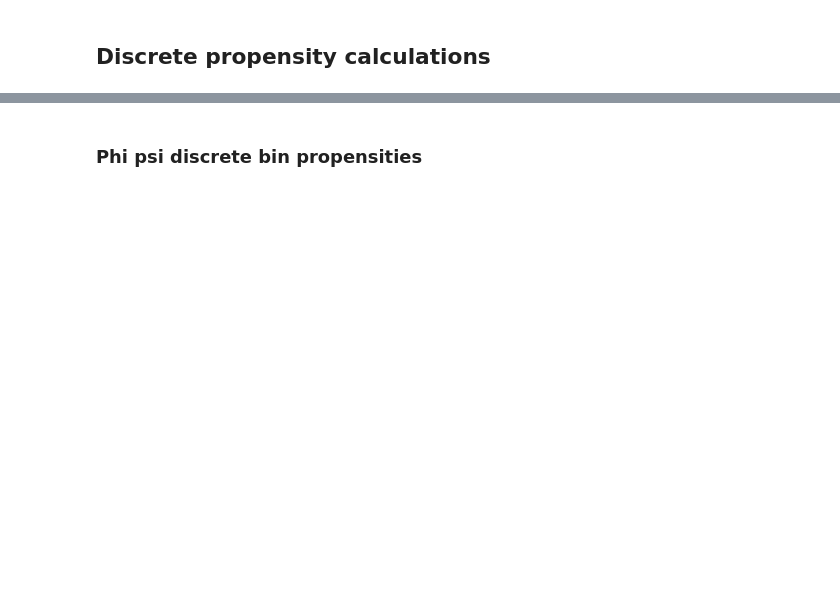
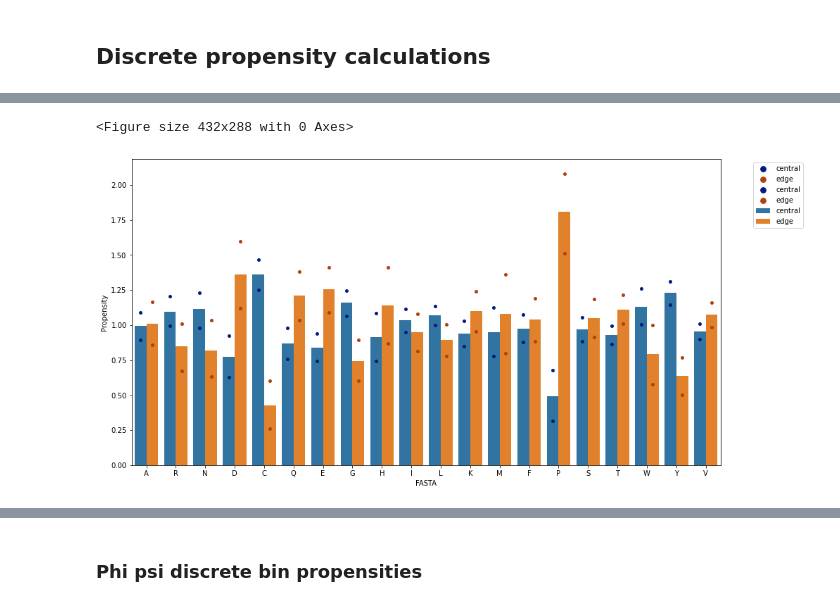
Before and after one commit to kls93/BetaStats, a Jupyter notebook: Propensity_analysis_sandwiches.ipynb, the cells around one changed output, grey strips where cells are left out. Cells and saved outputs as stored; diff of their text form; code cells hidden in the pictures; blank space fills up the shorter version.

```diff
--- a/Propensity_analysis_sandwiches.ipynb
+++ b/Propensity_analysis_sandwiches.ipynb
@@ -1860,0 +1221,11 @@ plot_bar_graphs_with_conf_limits(
+# %%
+lower_percentile_edge_cen_propensity_dict, upper_percentile_edge_cen_propensity_dict = gen_95_conf_intervals(
+    edge_cen_conf_intv_propensity_dict, 'Propensity'
+)
+plot_bar_graphs_with_conf_limits(
+    edge_cen_propensity, lower_percentile_edge_cen_propensity_dict, upper_percentile_edge_cen_propensity_dict,
+    'Propensity', True, 'Edge_cen_discrete_propensity_95_conf'
+)
+# %% [output]
+<Figure size 432x288 with 0 Axes>
+[figure, added]
```
Also changed, not shown: parts of 721 cells of this notebook, 11 other files.
